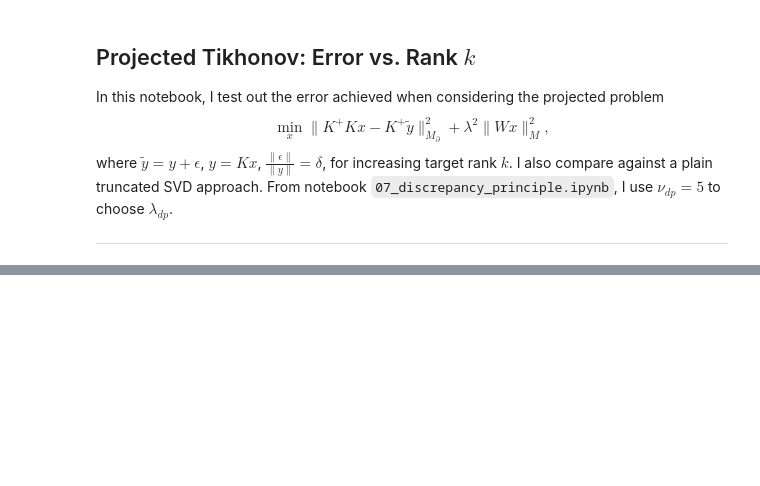
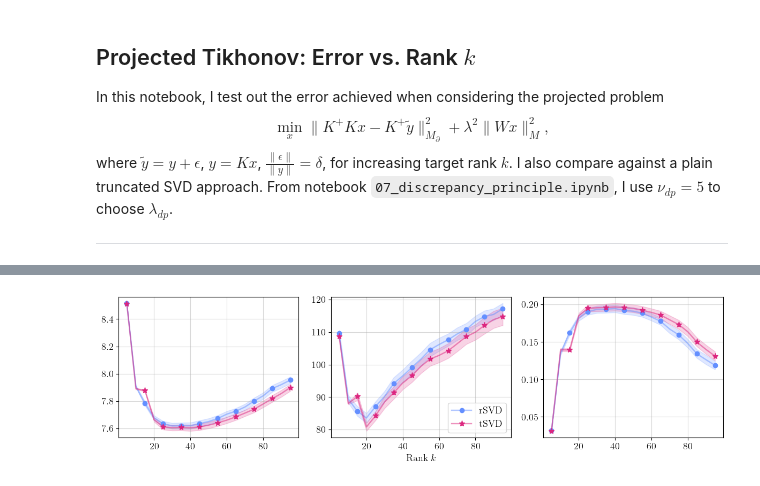
Before and after one commit to EliasSev/masters-thesis, a Jupyter notebook: notebooks/matrix_free_rsvd/08_projected_tikhonov_error_vs_k.ipynb, the cells around one changed output, grey strips where cells are left out. Cells and saved outputs as stored; diff of their text form; code cells hidden in the pictures; blank space fills up the shorter version.

```diff
--- a/notebooks/matrix_free_rsvd/08_projected_tikhonov_error_vs_k.ipynb
+++ b/notebooks/matrix_free_rsvd/08_projected_tikhonov_error_vs_k.ipynb
@@ -57,0 +186,18 @@ from utils.exact_forward_operator import ExactForwardOperator
+# %%
+file_path = results_path / f'projected_tikhonov_II_r{repeat}.csv'
+if run:
+    dfII = experiment(
+        problem=problems['II'],
+        k_range=k_range,
+        repeat=repeat,
+        seed=SEED,
+        nu=10
+    )
+    dfII.to_csv(file_path)
+else:
+    dfII = pd.read_csv(file_path)
+# %%
+statsII = dfII.groupby("k")[metrics].agg(["mean", "std", "count"])
+plot_results(statsII, title=False, figsize=(12, 3.5), fig_name='projected_noisy_error_II')
+# %% [output]
+[figure, added]
```
Also changed, not shown: parts of 18 cells of this notebook, 4 other files.
